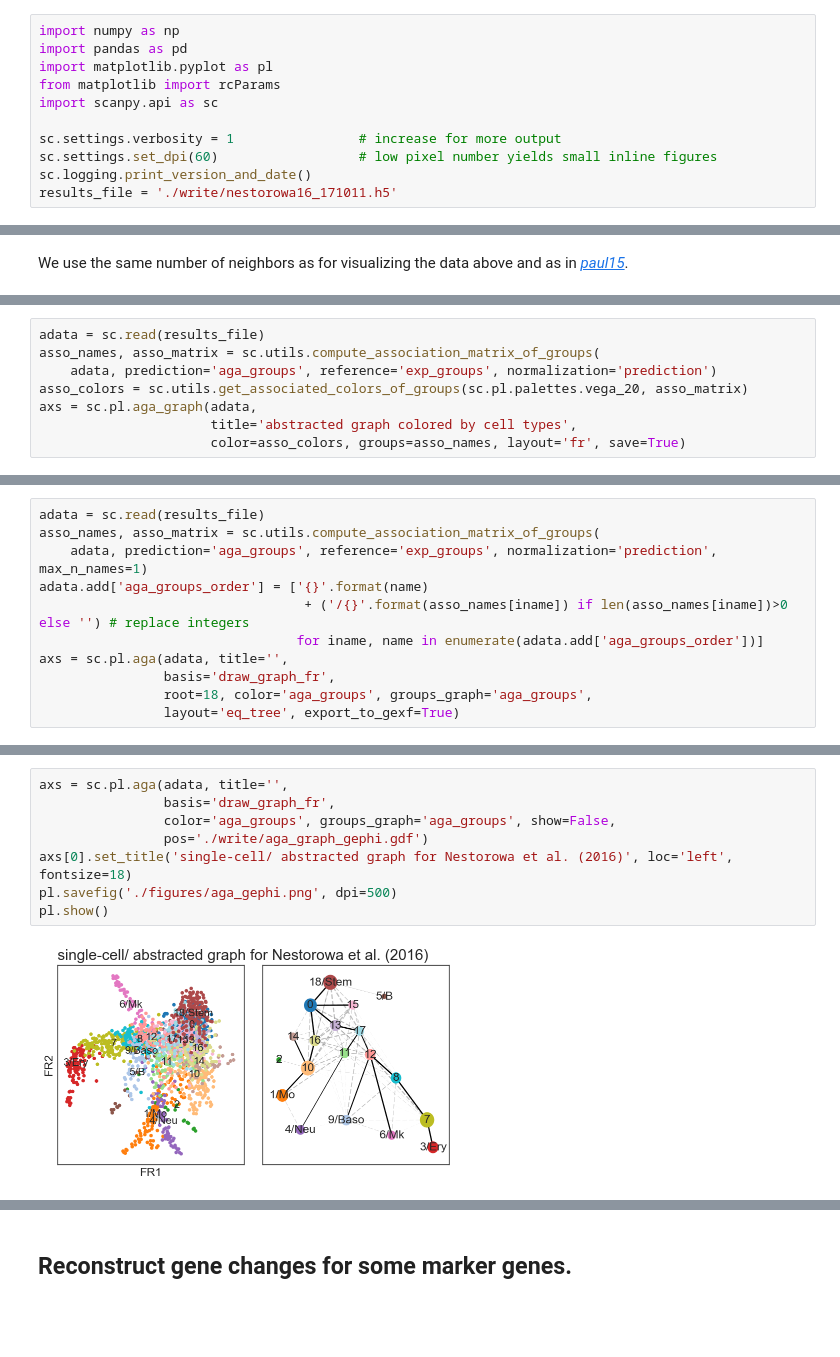
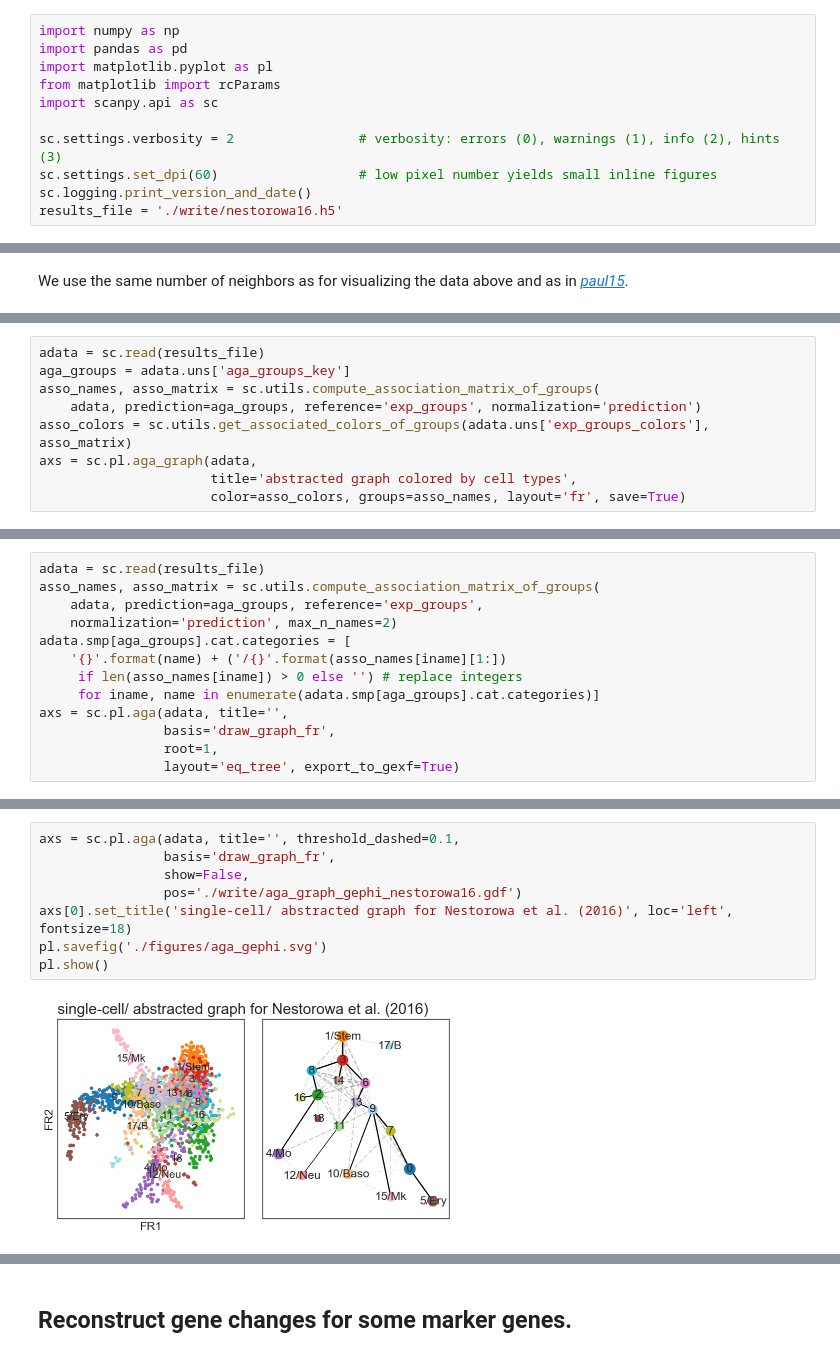
Before and after one commit to theislab/graph_abstraction, a Jupyter notebook: nestorowa16/nestorowa16.ipynb, the cells around one changed output, grey strips where cells are left out. Saved outputs shown, nothing was run; the diff lists cells and outputs as text; blank space fills up the shorter version.

```diff
--- a/nestorowa16/nestorowa16.ipynb
+++ b/nestorowa16/nestorowa16.ipynb
@@ -9,8 +9,8 @@ import matplotlib.pyplot as pl
 from matplotlib import rcParams
 import scanpy.api as sc
 
-sc.settings.verbosity = 1                # increase for more output
+sc.settings.verbosity = 2                # verbosity: errors (0), warnings (1), info (2), hints (3)
 sc.settings.set_dpi(60)                  # low pixel number yields small inline figures
 sc.logging.print_version_and_date()
-results_file = './write/nestorowa16_171011.h5'
+results_file = './write/nestorowa16.h5'
 # %% [output]
@@ -86,8 +122,9 @@ reading ./write/nestorowa16_171011.h5
 # %%
 adata = sc.read(results_file)
+aga_groups = adata.uns['aga_groups_key']
 asso_names, asso_matrix = sc.utils.compute_association_matrix_of_groups(
-    adata, prediction='aga_groups', reference='exp_groups', normalization='prediction')
-asso_colors = sc.utils.get_associated_colors_of_groups(sc.pl.palettes.vega_20, asso_matrix)
+    adata, prediction=aga_groups, reference='exp_groups', normalization='prediction')
+asso_colors = sc.utils.get_associated_colors_of_groups(adata.uns['exp_groups_colors'], asso_matrix)
 axs = sc.pl.aga_graph(adata,
                       title='abstracted graph colored by cell types',
                       color=asso_colors, groups=asso_names, layout='fr', save=True)
@@ -98,12 +135,14 @@ saving figure to file ./figures/aga_graph.png
 # %%
 adata = sc.read(results_file)
 asso_names, asso_matrix = sc.utils.compute_association_matrix_of_groups(
-    adata, prediction='aga_groups', reference='exp_groups', normalization='prediction', max_n_names=1)
-adata.add['aga_groups_order'] = ['{}'.format(name)
-                                  + ('/{}'.format(asso_names[iname]) if len(asso_names[iname])>0 else '') # replace integers
-                                 for iname, name in enumerate(adata.add['aga_groups_order'])]
+    adata, prediction=aga_groups, reference='exp_groups',
+    normalization='prediction', max_n_names=2)
+adata.smp[aga_groups].cat.categories = [
+    '{}'.format(name) + ('/{}'.format(asso_names[iname][1:])
+     if len(asso_names[iname]) > 0 else '') # replace integers
+     for iname, name in enumerate(adata.smp[aga_groups].cat.categories)]
 axs = sc.pl.aga(adata, title='',
                 basis='draw_graph_fr',
-                root=18, color='aga_groups', groups_graph='aga_groups',
+                root=1,
                 layout='eq_tree', export_to_gexf=True)
 # %% [output]
@@ -115,13 +154,13 @@ Use Gephi to manually adjust the positions of the nodes. Read in the positions f
 # %%
-axs = sc.pl.aga(adata, title='',
+axs = sc.pl.aga(adata, title='', threshold_dashed=0.1,
                 basis='draw_graph_fr',
-                color='aga_groups', groups_graph='aga_groups', show=False,
-                pos='./write/aga_graph_gephi.gdf')
+                show=False,
+                pos='./write/aga_graph_gephi_nestorowa16.gdf')
 axs[0].set_title('single-cell/ abstracted graph for Nestorowa et al. (2016)', loc='left', fontsize=18)
-pl.savefig('./figures/aga_gephi.png', dpi=500)
+pl.savefig('./figures/aga_gephi.svg')
 pl.show()
 # %% [output]
-[figure, old version]
+[figure, new version]
 # %%
 adata = sc.read(results_file)
 asso_names, asso_matrix = sc.utils.compute_association_matrix_of_groups(
```
Also changed, not shown: parts of 20 cells of this notebook, 29 other files.
